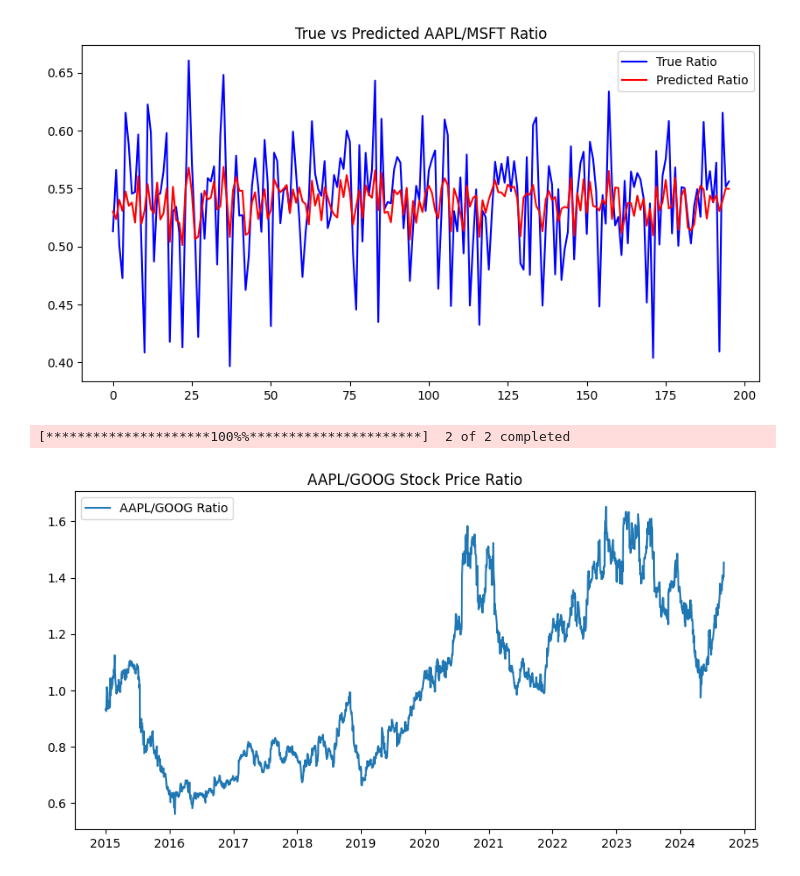
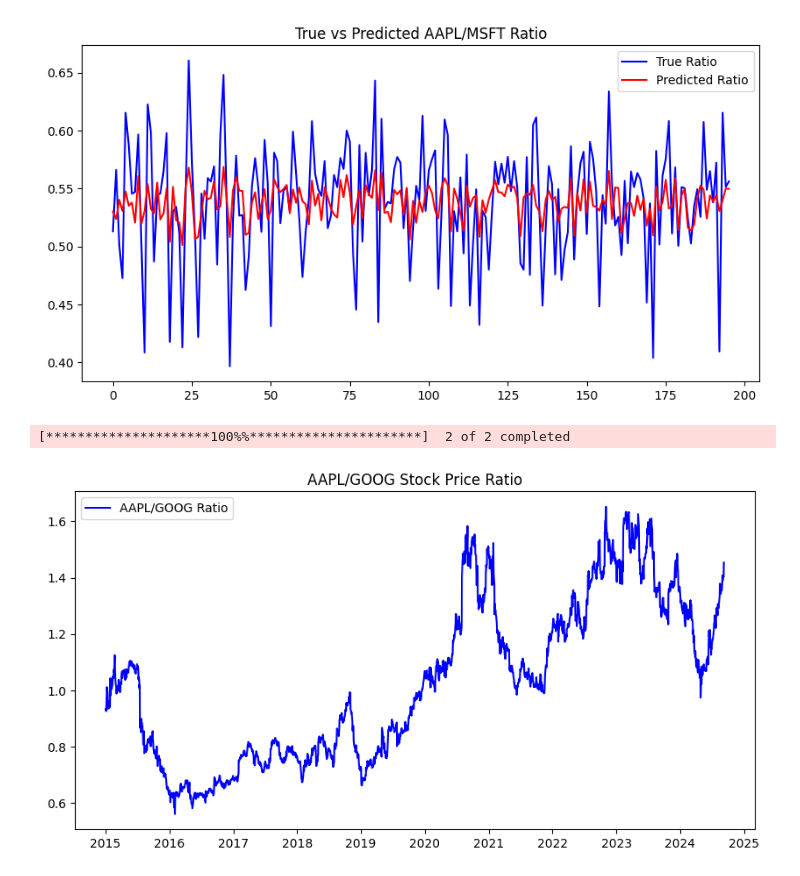
Before and after one commit to jurchiks33/am-i-AI, a Jupyter notebook: Stock Pair Ratio.ipynb, the cells around one changed output. Drawn from its saved outputs; the diff is of its cells as text; code cells hidden in the pictures.

```diff
--- a/Stock Pair Ratio.ipynb
+++ b/Stock Pair Ratio.ipynb
@@ -124,28 +124,29 @@ Epoch 10/10
 25/25 ━━━━━━━━━━━━━━━━━━━━ 0s 2ms/step - loss: 0.0018
 7/7 ━━━━━━━━━━━━━━━━━━━━ 0s 29ms/step
 [figure]
+# %%
+import yfinance as yf
+import pandas as pd
+import matplotlib.pyplot as plt
+
+# Dowwnload data for AAPL and
+stock_symbols = ['AAPL', 'GOOG']
+stock_data = yf.download(stock_symbols, start="2015-01-01", end="2024-09-09")
+
+# keeping only closing prices
+stock_data = stock_data['Adj Close']
+# %% [output]
+[*********************100%%**********************]  2 of 2 completed
 # %%
-import yfinance as yf
-import pandas as pd
-import matplotlib.pyplot as plt
-
-# Dowwnload data for AAPL and
-stock_symbols = ['AAPL', 'GOOG']
-stock_data = yf.download(stock_symbols, start="2015-01-01", end="2024-09-09")
-
-# keeping only closing prices
-stock_data = stock_data['Adj Close']
-
 # adding more stock for a test
 stock_b = stock_data[['AAPL', 'GOOG']]
 stock_b['Ratio'] = stock_b['AAPL'] / stock_b['GOOG']
 
 # plotting new pair
 plt.figure(figsize=(10,5))
-plt.plot(stock_b['Ratio'], label='AAPL/GOOG Ratio')
+plt.plot(stock_b['Ratio'], label='AAPL/GOOG Ratio', color='blue')
 plt.title('AAPL/GOOG Stock Price Ratio')
 plt.legend()
 plt.show()
 # %% [output]
-[*********************100%%**********************]  2 of 2 completed
-[figure, old version]
+[figure, new version]
```
